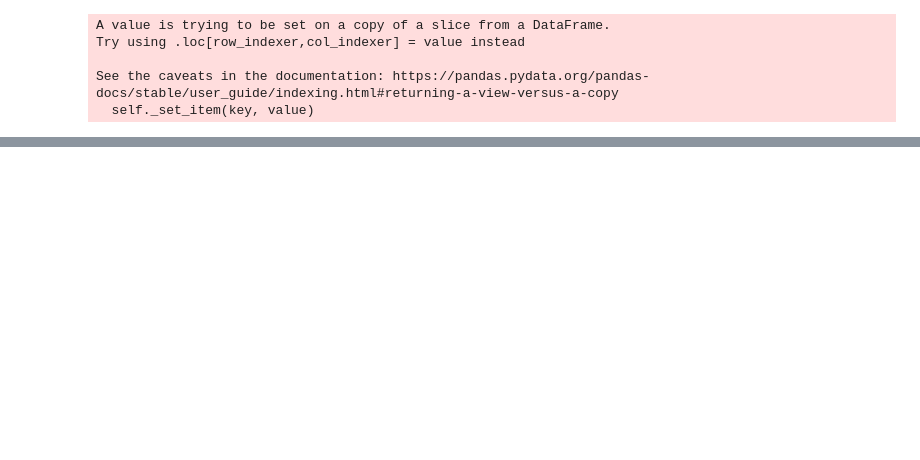
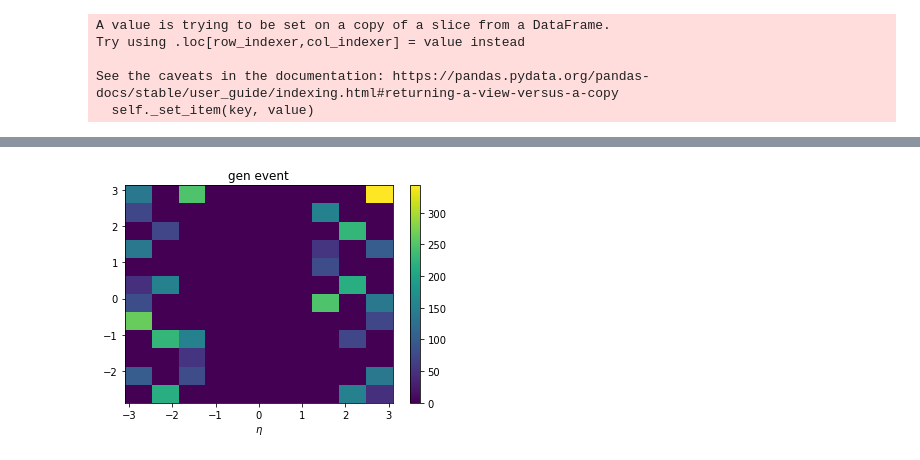
Before and after one commit to rohanshenoy/EcoderGNN, a Jupyter notebook: gnn_elegun_mc.ipynb, the cells around one changed output, grey strips where cells are left out. Saved outputs shown, nothing was run; the diff lists cells and outputs as text; code cells hidden in the pictures; blank space fills up the shorter version.

```diff
--- a/gnn_elegun_mc.ipynb
+++ b/gnn_elegun_mc.ipynb
@@ -71,0 +74,7 @@ plt.title('Encoded event without PU');
+# %%
+h = plt.hist2d(x=(df_gen['eta']),y=df_gen['phi'],bins=(10,12),weights=df_gen['pt'])
+plt.colorbar(h[3])
+plt.xlabel(r'$\eta$');
+plt.title('gen event');
+# %% [output]
+[figure, added]
```
Also changed, not shown: parts of 26 cells of this notebook.
